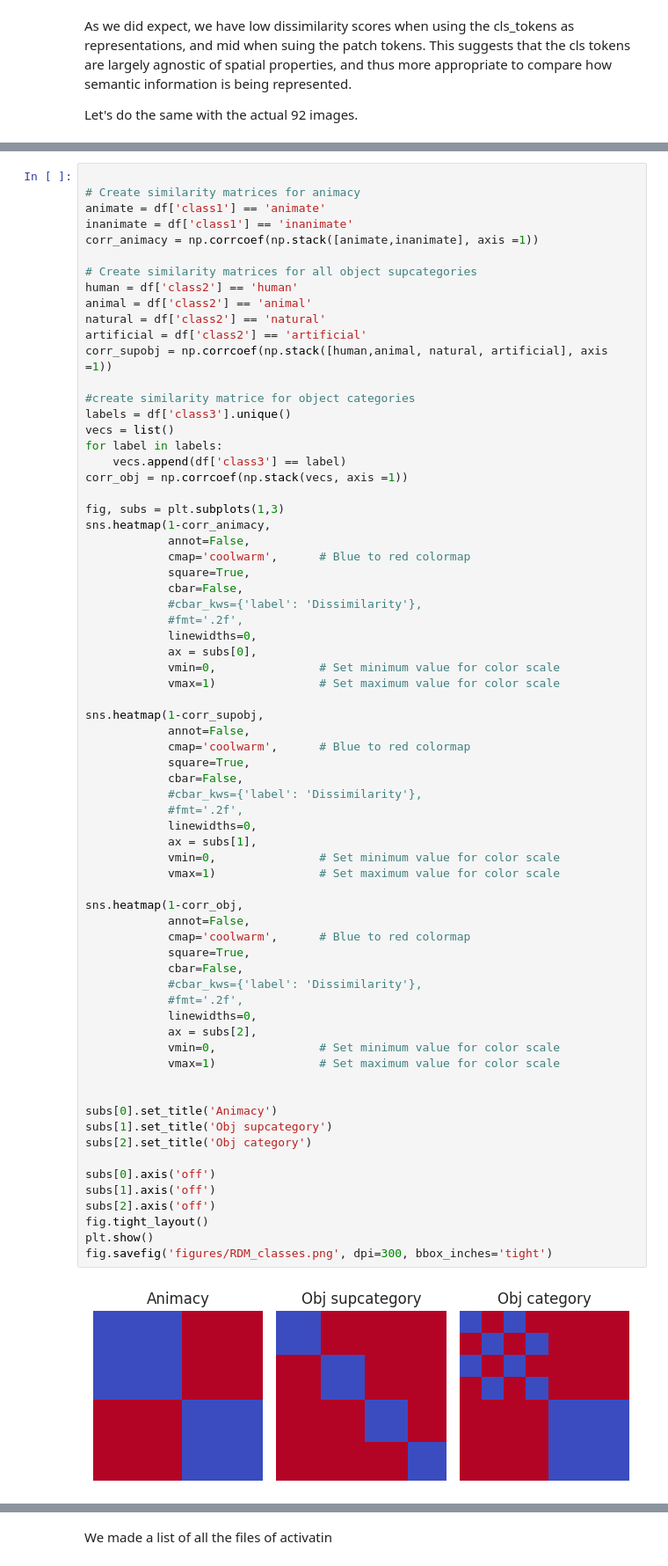
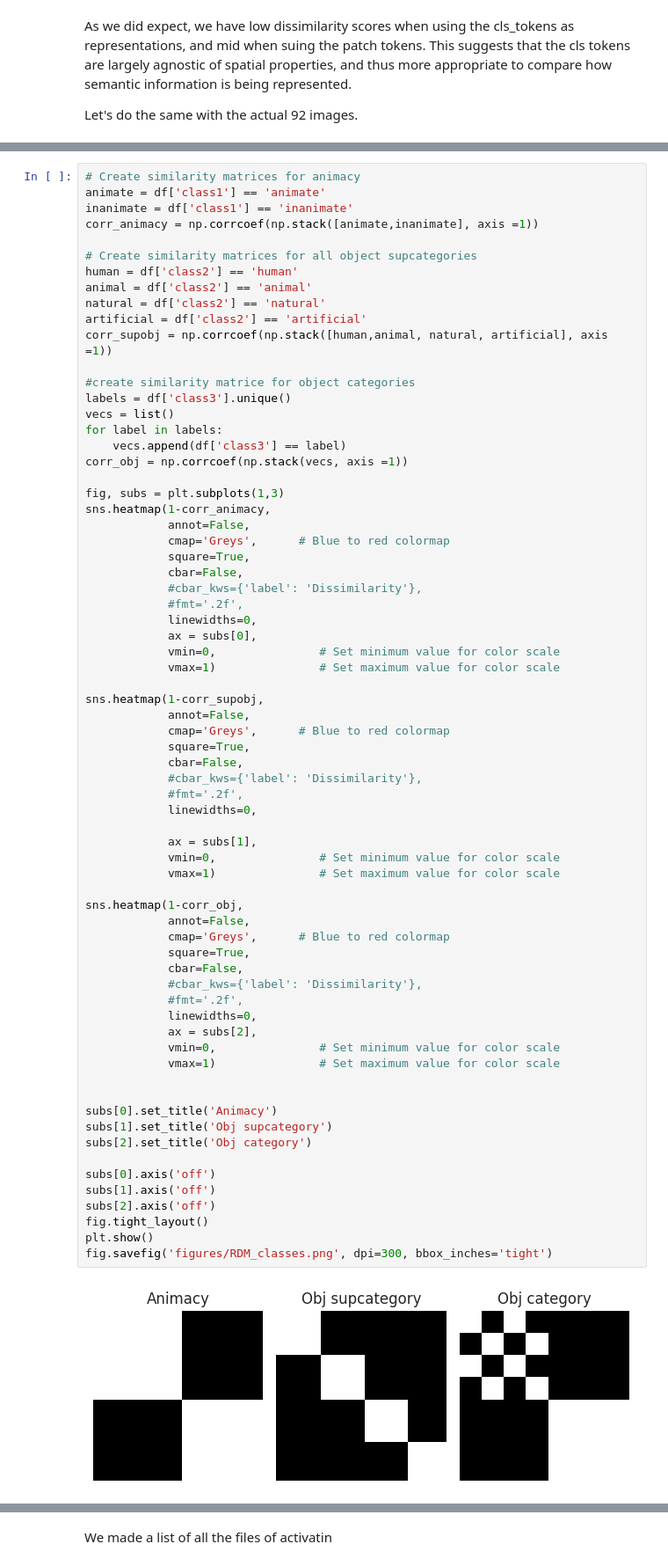
Before and after one commit to AlbanFlachot/SAYCam_Vs_EGO4D, a Jupyter notebook: Similarity_Analysis.ipynb, the cells around one changed output, grey strips where cells are left out. Shown at 88% size. Saved outputs shown, nothing was run; the diff lists cells and outputs as text.

```diff
--- a/Similarity_Analysis.ipynb
+++ b/Similarity_Analysis.ipynb
@@ -170,7 +174,6 @@ print(df)
 
 [92 rows x 5 columns]
 # %%
-
 # Create similarity matrices for animacy
 animate = df['class1'] == 'animate'
 inanimate = df['class1'] == 'inanimate'
@@ -193,7 +196,7 @@ corr_obj = np.corrcoef(np.stack(vecs, axis =1))
 fig, subs = plt.subplots(1,3)
 sns.heatmap(1-corr_animacy,
             annot=False,
-            cmap='coolwarm',      # Blue to red colormap
+            cmap='Greys',      # Blue to red colormap
             square=True,
             cbar=False,
             #cbar_kws={'label': 'Dissimilarity'},
@@ -205,39 +208,40 @@ sns.heatmap(1-corr_animacy,
 
 sns.heatmap(1-corr_supobj,
             annot=False,
-            cmap='coolwarm',      # Blue to red colormap
+            cmap='Greys',      # Blue to red colormap
             square=True,
             cbar=False,
             #cbar_kws={'label': 'Dissimilarity'},
             #fmt='.2f',
             linewidths=0,
+
             ax = subs[1],
             vmin=0,               # Set minimum value for color scale
             vmax=1)               # Set maximum value for color scale
 
 sns.heatmap(1-corr_obj,
             annot=False,
-            cmap='coolwarm',      # Blue to red colormap
+            cmap='Greys',      # Blue to red colormap
             square=True,
             cbar=False,
             #cbar_kws={'label': 'Dissimilarity'},
             #fmt='.2f',
             linewidths=0,
             ax = subs[2],
             vmin=0,               # Set minimum value for color scale
             vmax=1)               # Set maximum value for color scale
 
 
 subs[0].set_title('Animacy')
 subs[1].set_title('Obj supcategory')
 subs[2].set_title('Obj category')
 
 subs[0].axis('off')
 subs[1].axis('off')
 subs[2].axis('off')
 fig.tight_layout()
 plt.show()
 fig.savefig('figures/RDM_classes.png', dpi=300, bbox_inches='tight')
 # %% [output]
-[figure, old version]
+[figure, new version]
 # %%
```
Also changed, not shown: parts of 19 cells of this notebook, 38 other files.
